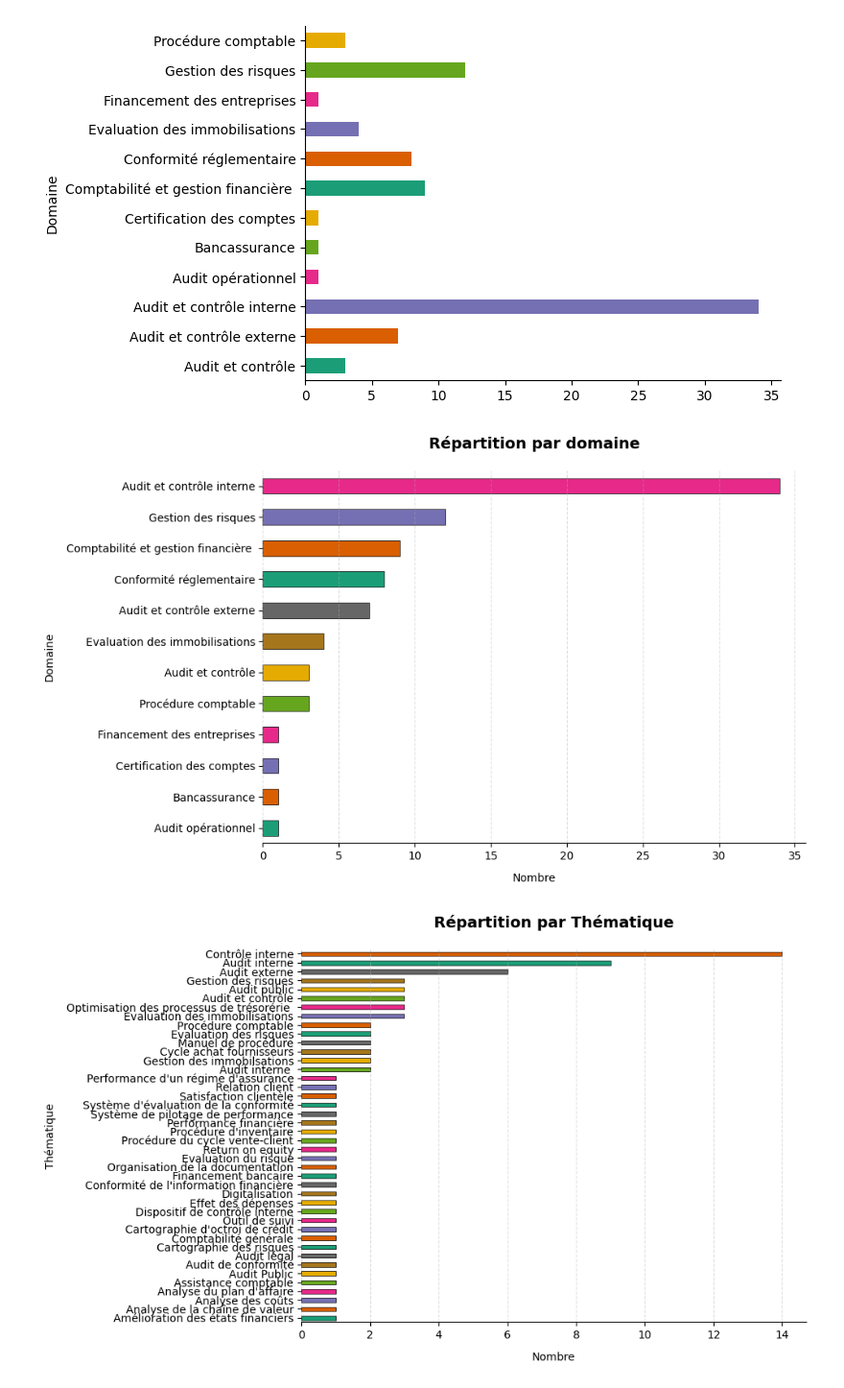
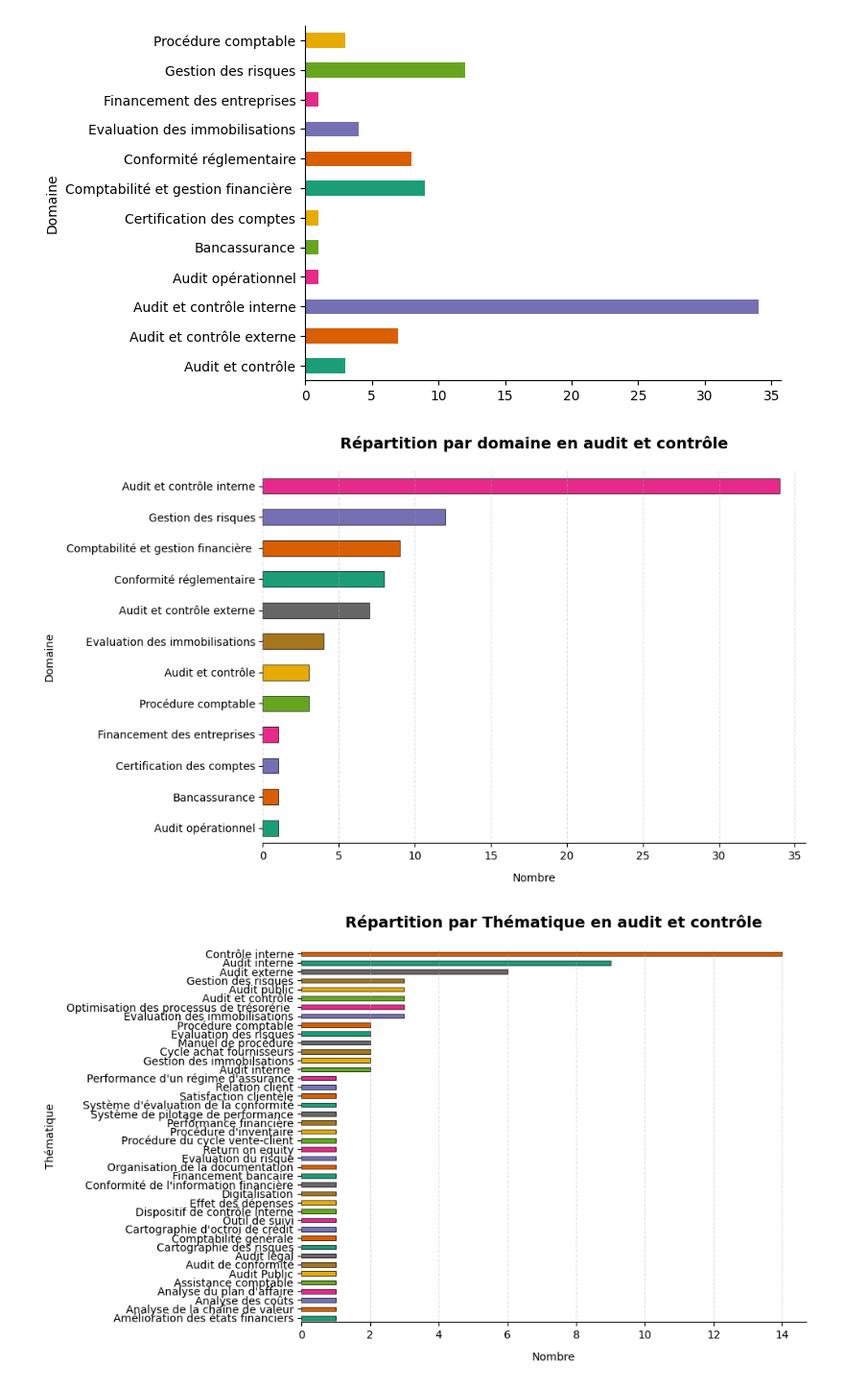
Before and after one commit to Migthyvan/Pere_kpoda, a Jupyter notebook: audit.ipynb, the cells around one changed output. Shown at 96% size. Drawn from its saved outputs; the diff is of its cells as text; code cells hidden in the pictures.

```diff
--- a/audit.ipynb
+++ b/audit.ipynb
@@ -29,7 +29,7 @@ audit_df.groupby('Domaine').size().sort_values().plot(
 )
 
 # Personnalisation
-plt.title('Répartition par domaine', pad=20, fontsize=14, fontweight='bold')
+plt.title('Répartition par domaine en audit et contrôle', pad=20, fontsize=14, fontweight='bold')
 plt.xlabel('Nombre', labelpad=10)
 plt.ylabel('Domaine', labelpad=10)
 
@@ -46,36 +46,36 @@ plt.tight_layout()
 # Affichage
 plt.show()
 # %% [output]
-[figure, old version]
+[figure, new version]
 # %%
 # Configuration du style
 #plt.style.use('seaborn')  # ou 'ggplot' pour un autre style esthétique
 plt.figure(figsize=(10, 6))  # Taille du graphique
 
 # Création du diagramme
 audit_df.groupby('Thématique').size().sort_values().plot(
     kind='barh',
     color=sns.color_palette('Dark2'),
     edgecolor='black',
     linewidth=0.5
 )
 
 # Personnalisation
-plt.title('Répartition par Thématique', pad=20, fontsize=14, fontweight='bold')
+plt.title('Répartition par Thématique en audit et contrôle', pad=20, fontsize=14, fontweight='bold')
 plt.xlabel('Nombre', labelpad=10)
 plt.ylabel('Thématique', labelpad=10)
 
 # Suppression des bordures inutiles
 for spine in ['top', 'right', 'left']:
     plt.gca().spines[spine].set_visible(False)
 
 # Ajout d'une grille discrète
 plt.grid(axis='x', linestyle='--', alpha=0.4)
 
 # Ajustement des marges
 plt.tight_layout()
 
 # Affichage
 plt.show()
 # %% [output]
-[figure, old version]
+[figure, new version]
```
Also changed, not shown: 3 other files.
